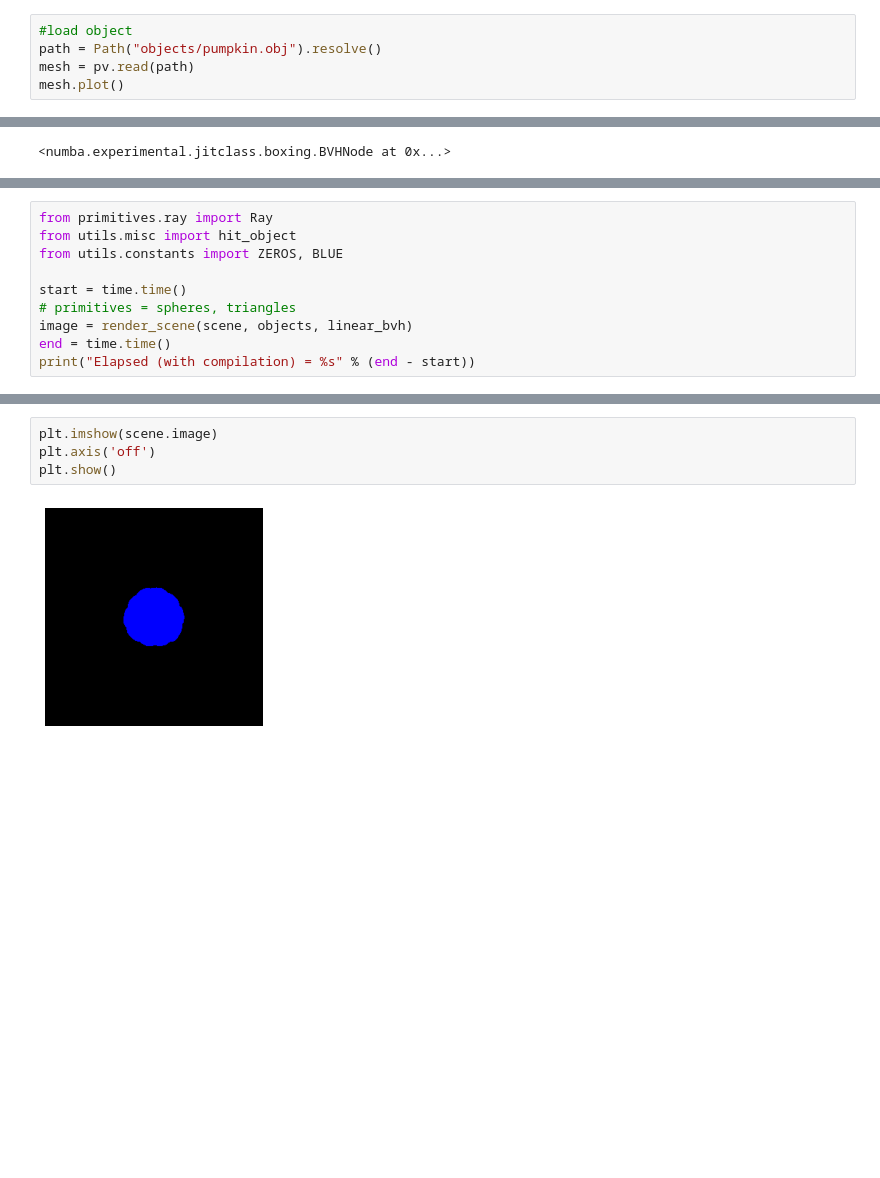
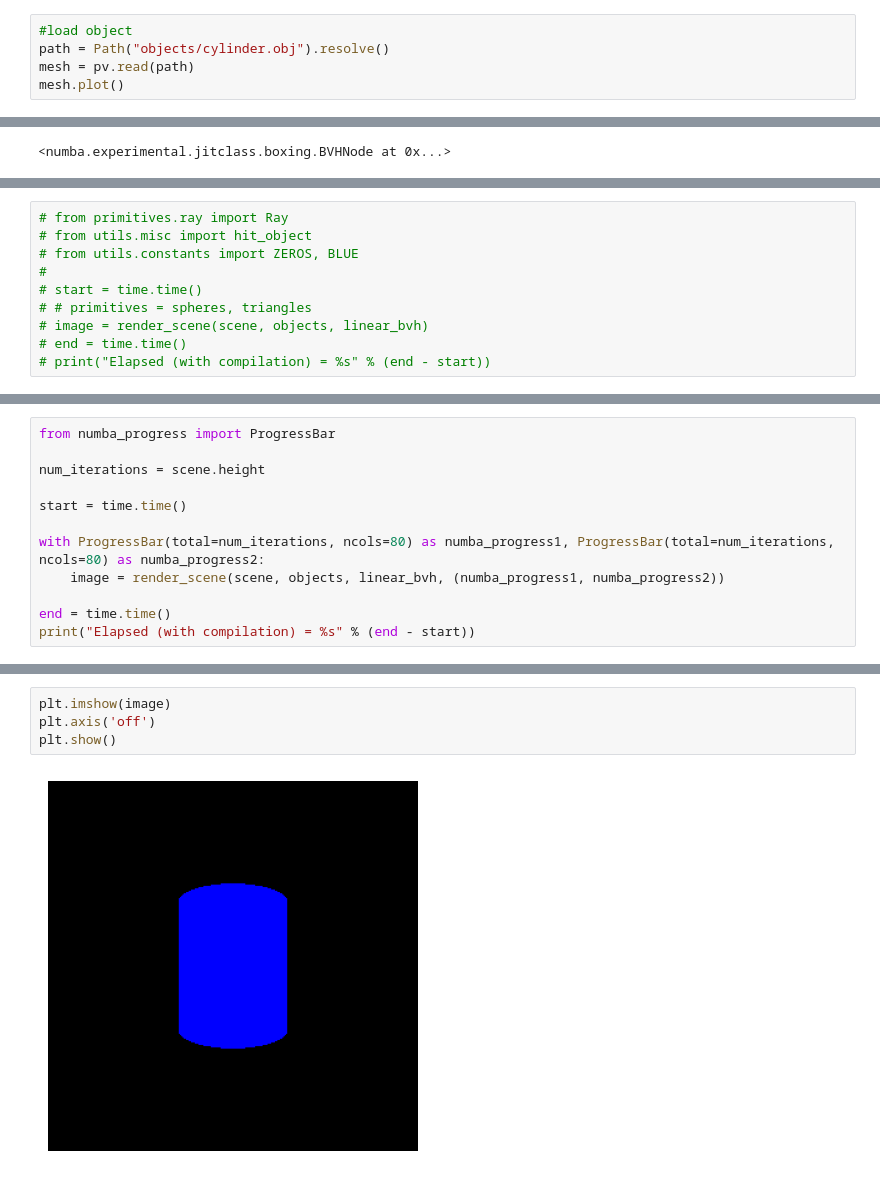
Before and after one commit to dipanjan92/Primitive-Intersection, a Jupyter notebook: Test.ipynb, the cells around one changed output, grey strips where cells are left out. Drawn from its saved outputs; the diff is of its cells as text; blank space fills up the shorter version.

```diff
--- a/Test.ipynb
+++ b/Test.ipynb
@@ -62,7 +19,7 @@ from scenes.render import render_scene
 from utils.misc import get_floor
 # %%
 #load object
-path = Path("objects/pumpkin.obj").resolve()
+path = Path("objects/cylinder.obj").resolve()
 mesh = pv.read(path)
 mesh.plot()
 # %% [output]
@@ -204,10 +159,10 @@ total # should be equal to the number of primitives
 # %%
-from primitives.ray import Ray
-from utils.misc import hit_object
-from utils.constants import ZEROS, BLUE
-
-start = time.time()
-# primitives = spheres, triangles
-image = render_scene(scene, objects, linear_bvh)
-end = time.time()
-print("Elapsed (with compilation) = %s" % (end - start))
+# from primitives.ray import Ray
+# from utils.misc import hit_object
+# from utils.constants import ZEROS, BLUE
+#
+# start = time.time()
+# # primitives = spheres, triangles
+# image = render_scene(scene, objects, linear_bvh)
+# end = time.time()
+# print("Elapsed (with compilation) = %s" % (end - start))
@@ -231,0 +169,12 @@ Elapsed (with compilation) = 4806.00616812706
+# %%
+from numba_progress import ProgressBar
+
+num_iterations = scene.height
+
+start = time.time()
+
+with ProgressBar(total=num_iterations, ncols=80) as numba_progress1, ProgressBar(total=num_iterations, ncols=80) as numba_progress2:
+    image = render_scene(scene, objects, linear_bvh, (numba_progress1, numba_progress2))
+
+end = time.time()
+print("Elapsed (with compilation) = %s" % (end - start))
@@ -232,6 +183,6 @@ Elapsed (with compilation) = 4806.00616812706
 # %%
-plt.imshow(scene.image)
+plt.imshow(image)
 plt.axis('off')
 plt.show()
 # %% [output]
-[figure, old version]
+[figure, new version]
```
Also changed, not shown: parts of 20 cells of this notebook, 11 other files.
